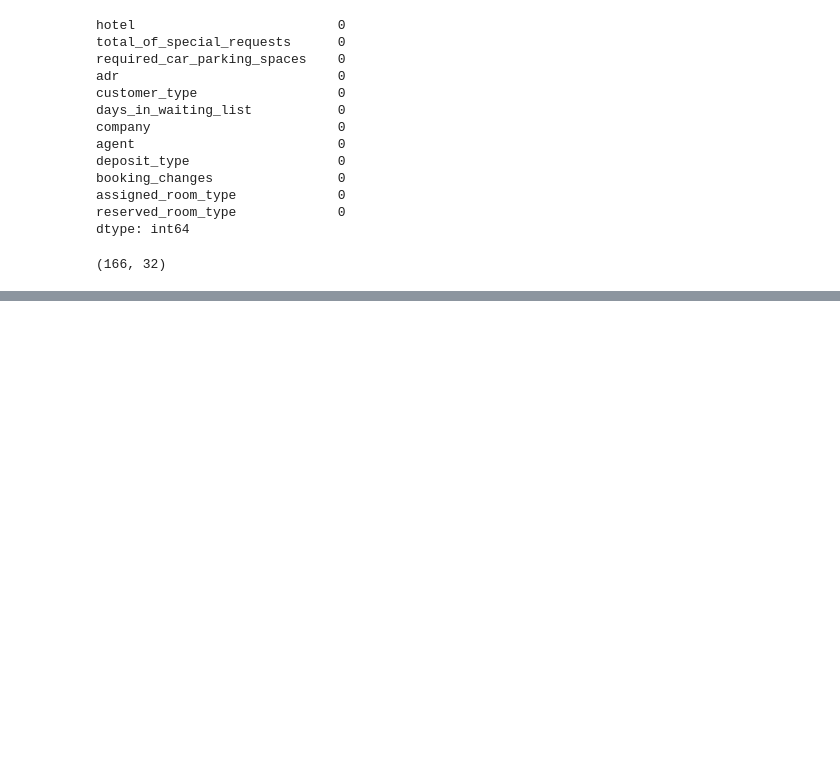
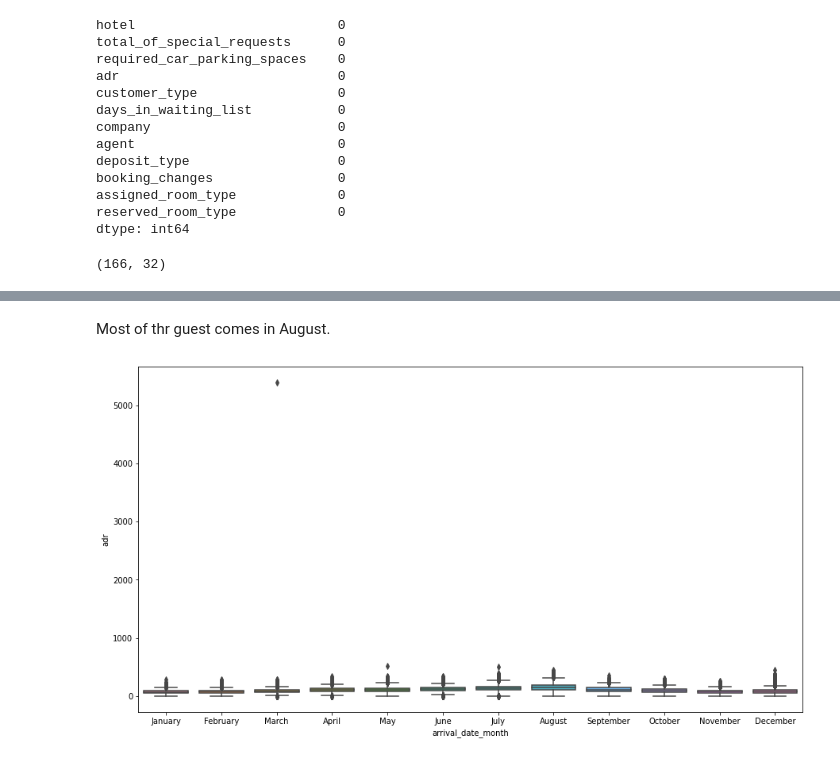
Before and after one commit to Rohit3295/hotel_booking_analysis, a Jupyter notebook: EDA_Hotel_booking_analysis.ipynb, the cells around one changed output, grey strips where cells are left out. Cells and saved outputs as stored; diff of their text form; code cells hidden in the pictures; blank space fills up the shorter version.

```diff
--- a/EDA_Hotel_booking_analysis.ipynb
+++ b/EDA_Hotel_booking_analysis.ipynb
@@ -225,0 +272,10 @@ SyntaxError: ignored
+# %% [markdown]
+Most of thr guest comes in August.
+# %%
+reindex = ['January', 'February','March','April','May','June','July','August','September','October','November','December']
+df_['arrival_date_month'] = pd.Categorical(df_['arrival_date_month'],categories=reindex,ordered=True)
+plt.figure(figsize = (15,8))
+sns.boxplot(x = df_['arrival_date_month'],y = df_['adr'])
+plt.show()
+# %% [output]
+[figure, added]
```
Also changed, not shown: parts of 22 cells of this notebook.
